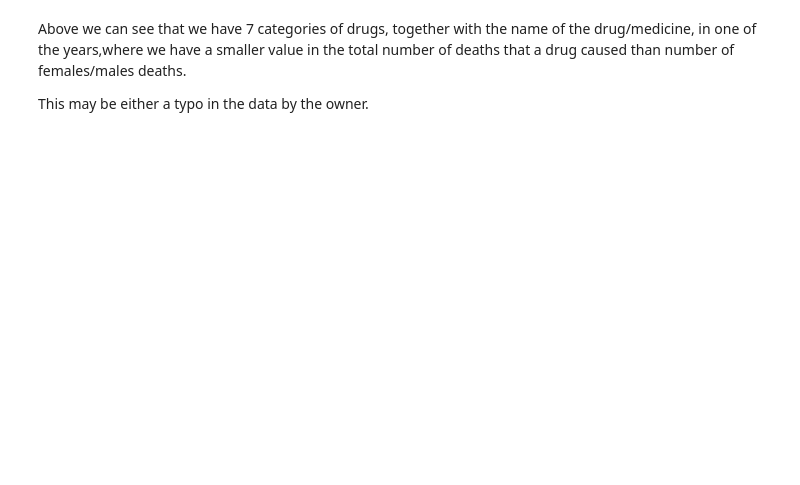
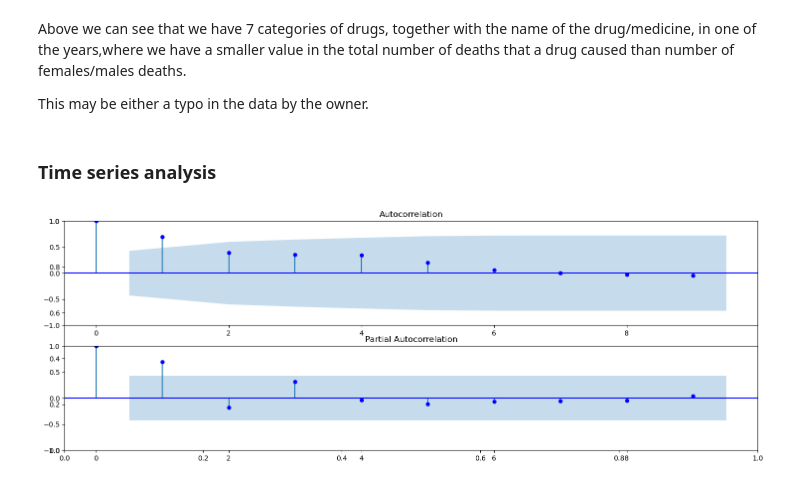
Before and after one commit to alexandra10zam/DataMadness, a Jupyter notebook: Data-madness.ipynb, the cells around one changed output. Drawn from its saved outputs; the diff is of its cells as text; code cells hidden in the pictures; blank space fills up the shorter version.

Commit message:
what we did on Tuesday (time series stuff)

```diff
--- a/Data-madness.ipynb
+++ b/Data-madness.ipynb
@@ -352,3 +352,30 @@ Benzodiazepines AND Synthetic Opioids other than Methadone (primarily fentanyl)
 Above we can see that we have 7 categories of drugs, together with the name of the drug/medicine, in one of the years,where we have a smaller value in the total number of deaths that a drug caused than number of females/males deaths.
 
 This may be either a typo in the data by the owner.
+# %% [markdown]
+### Time series analysis ###
+# %%
+##Technically we should deduce the d p and q from these graphs
+
+from statsmodels.graphics.tsaplots import plot_acf, plot_pacf
+data = {
+    'Year': list(range(2001, 2022)),
+    'Total Overdose Deaths': [1700.0, 2095.0, 2491.0, 2751.0, 2918.0, 3460.0, 3550.0, 3487.0, 3377.0, 3571.0,
+                               3762.0, 3518.0, 3664.0, 3798.0, 4235.0, 5376.0, 5455.0, 4633.0, 4777.0, 7095.0, 7426.0]
+}
+
+df_covid = pd.DataFrame(data)
+df_covid['Year'] = pd.to_numeric(df_covid['Year'], errors='coerce')
+
+# Filter data for years before and after 2020
+before_2020 = df_covid[df_covid['Year'] < 2020]
+after_2020 = df_covid[df_covid['Year'] >= 2020]
+df3=df_covid.T.copy()
+fig, ax = plt.subplots(figsize=(18,6))
+ax = fig.add_subplot(211)
+fig = plot_acf(df3.iloc[1].dropna(), color = "blue", lags=9, ax=ax)
+ax = fig.add_subplot(212)
+fig = plot_pacf(df3.iloc[1].dropna(), color = "blue", lags=9, ax=ax)
+#plt.savefig('images/stochastic-acf-pacf.png');
+# %% [output]
+[figure, added]
```
Also changed, not shown: parts of 3 cells of this notebook.
